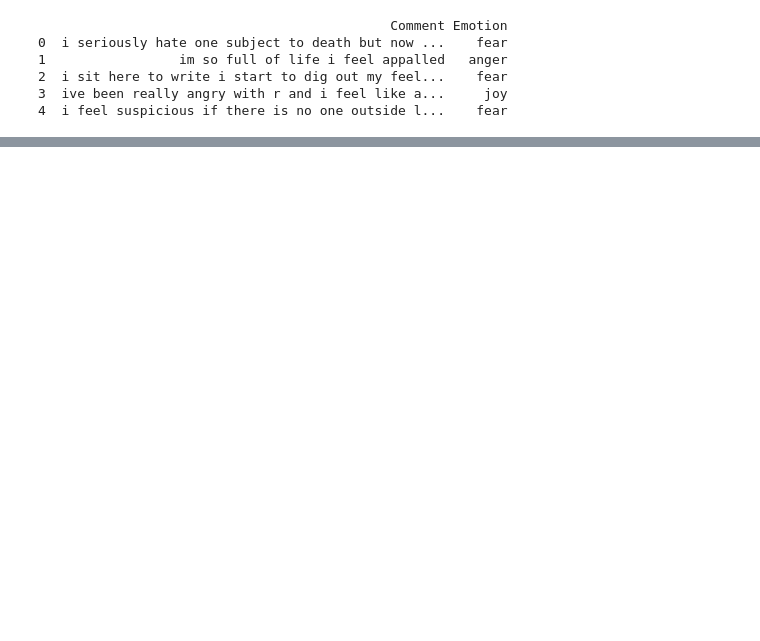
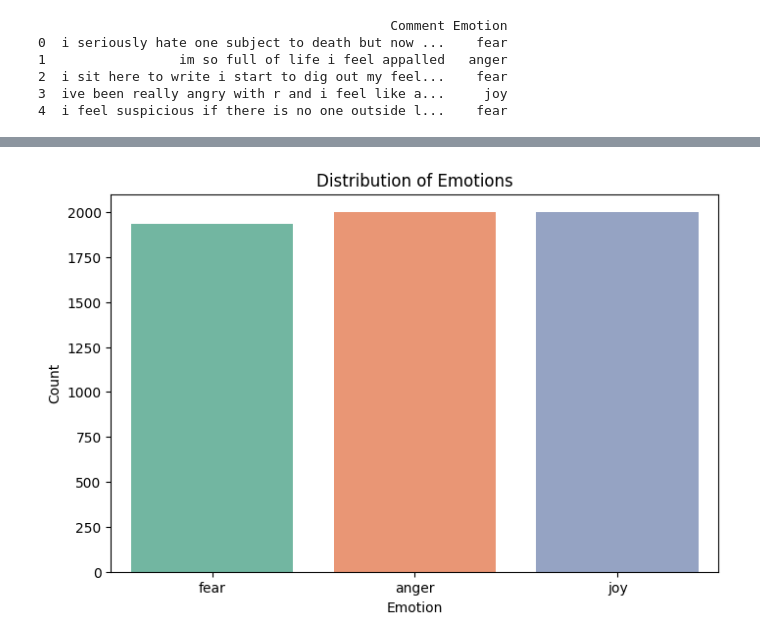
Before and after one commit to RajaniBoddupally/Assignment2-RM, a Jupyter notebook: Code_RM_A2.ipynb, the cells around one changed output, grey strips where cells are left out. Cells and saved outputs as stored; diff of their text form; code cells hidden in the pictures; blank space fills up the shorter version.

```diff
--- a/Code_RM_A2.ipynb
+++ b/Code_RM_A2.ipynb
@@ -14,3 +46,16 @@ print(Emotefile_Data.head())
 2  i sit here to write i start to dig out my feel...    fear
 3  ive been really angry with r and i feel like a...     joy
 4  i feel suspicious if there is no one outside l...    fear
+# %%
+# Convert all column names in the DataFrame to lowercase
+Emotefile_Data.columns = [col.lower() for col in Emotefile_Data.columns]
+
+# Display basic information about the dataset
+print('\n Dataset Info:\n')
+print(Emotefile_Data.info())
+
+# Show descriptive statistics for numerical columns
+print('\n Descriptive Statistics:\n', Emotefile_Data.describe(), '\n\n')
+
+# Check and print the number of duplicate rows in the dataset
+print('\nNumber of Duplicated Rows:', Emotefile_Data.duplicated().sum(), '\n\n')
@@ -16,0 +99,10 @@ print(Emotefile_Data.head())
+# %%
+# Plot the distribution of emotion labels without future warning
+plt.figure(figsize=(8, 5))
+sns.countplot(data=Emotefile_Data, x='emotion', hue='emotion', palette='Set2', legend=False)
+plt.title('Distribution of Emotions')
+plt.xlabel('Emotion')
+plt.ylabel('Count')
+plt.show()
+# %% [output]
+[figure, added]
```
Also changed, not shown: parts of 19 cells of this notebook.
